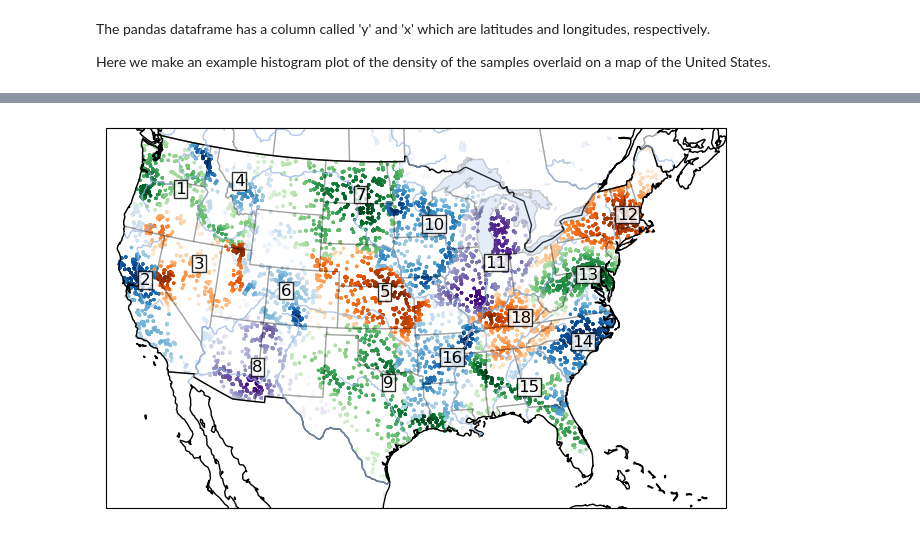
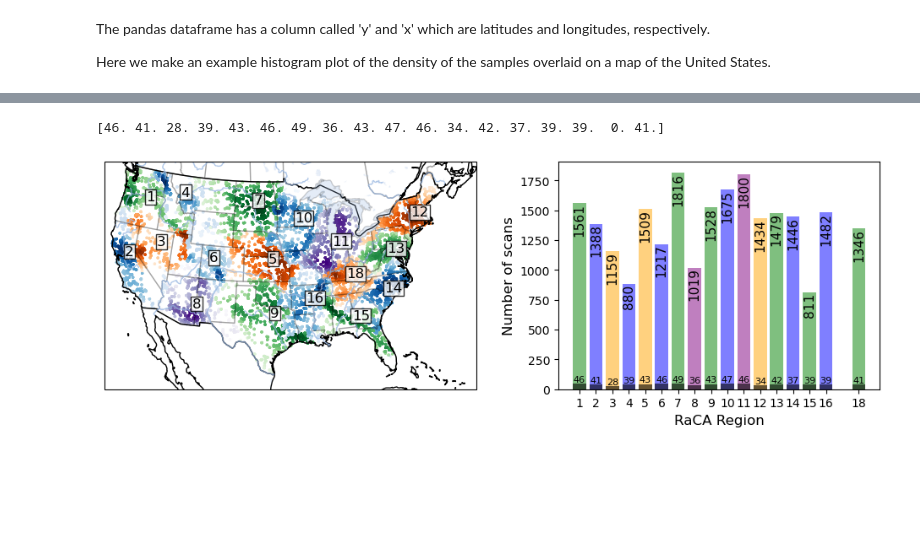
Before and after one commit to sujaynr/RaCA-Analysis, a Jupyter notebook: dataAnalysis.ipynb, the cells around one changed output, grey strips where cells are left out. Saved outputs shown, nothing was run; the diff lists cells and outputs as text; code cells hidden in the pictures; blank space fills up the shorter version.

```diff
--- a/dataAnalysis.ipynb
+++ b/dataAnalysis.ipynb
@@ -1145,52 +1385,76 @@ for i in regions:
 # %%
 import numpy as np
 from scipy.spatial import Voronoi, voronoi_plot_2d
-# Create a figure
-fig = plt.figure(figsize=(8, 15))
+import matplotlib.pyplot as plt
+import matplotlib.gridspec as gridspec
+import cartopy.crs as ccrs
+import cartopy.feature as cfeature
+import h5py
 
-# Create a GeoAxes in the figure with Albers Equal Area projection
-ax = plt.axes(projection=ccrs.AlbersEqualArea(central_longitude=-98, central_latitude=39.5))
+
+# Create a figure split horizontally into two columns and one row
+fig = plt.figure(figsize=(12, 3.5))
+gs = gridspec.GridSpec(1, 2, width_ratios=[0.55, 0.45])
+
+# Left column
+ax = plt.subplot(gs[0], projection=ccrs.AlbersEqualArea(central_longitude=-98, central_latitude=39.5))
 
 # Add features
 ax.add_feature(cfeature.COASTLINE)
 ax.add_feature(cfeature.BORDERS)
 ax.add_feature(cfeature.STATES, alpha=0.2)
 ax.add_feature(cfeature.LAKES, alpha=0.25)
 ax.add_feature(cfeature.RIVERS, alpha=0.75)
 
 # Overlay scatterplot of sample density
 cmaps = ["Oranges", "Greens", "Blues", "Oranges", "Blues", "Oranges", "Blues", "Greens", "Purples", "Greens", "Blues", "Purples", "Oranges", "Greens", "Blues", "Greens", "Blues", "Greys", "Oranges"] + ["Greys"] * 18
 for i in regions:
     ax.scatter(np.array(longs[i]), lats[i], c=zs[i], s=2, cmap=cmaps[i], transform=ccrs.PlateCarree())
-
-    # add text label to the map for each region number
-    # with bounding box white and black border
     ax.text(np.median(longs[i]), np.median(lats[i]), str(i), transform=ccrs.PlateCarree(), color='black', fontsize=12, bbox=dict(facecolor='white', pad=1.0, alpha=0.8))
-
-
-# # Tessellate the map into polygons
-# points = np.column_stack((np.concatenate(list(longs.values())), np.concatenate(list(lats.values()))))
-# vor = Voronoi(points)
-
-# # Assign each polygon the index 'i' in regions associated with the point geographically closest to that polygon
-# for i, region in enumerate(regions):
-#     region_points = np.column_stack((longs[region], lats[region]))
-#     #print(region_points)
-#     region_indices = np.argwhere(np.all(points == region_points, axis=0)).flatten()
-#     region_polygon = voronoi_plot_2d(vor, ax=ax, regions=region_indices, show_vertices=False, line_colors='black', line_width=2, line_alpha=1,transform=ccrs.PlateCarree())
-
-# voronoi_plot_2d(vor, show_points=True, show_vertices=False, s=1)
-# for r in range(len(vor.point_region)):
-#     region = vor.regions[vor.point_region[r]]
-#     if not -1 in region:
-#         polygon = [vor.vertices[i] for i in region]
-#         plt.fill(*zip(*polygon), color='r')
-# plt.show()
 
 # Restrict to the continental United States
 ax.set_extent([-120, -70, 22, 49])
 
+# Right column
+ax2 = plt.subplot(gs[1])
+lens = np.zeros(len(regions)+1)
+bstraplens = np.zeros(len(regions)+1)
+indices_file = h5py.File("data_utils/ICLRDataset_splitIndices_v2.h5", 'r')
+
+for i in regions :
+    lens[i-1] = joined[joined["region"] == i].shape[0]
+
+    # Load bootstrap dataset
+    indices=indices_file[f'{i}_bootstrap_2'][:]
+    bstraplens[i-1] = len(indices)
+
+# make a bar chart where each bar has the color corresponding to the region
+ax2.bar([i for i in range(1,19)], lens, color=[cmaps[i][:-1] for i in regions],alpha=0.5)
+
+print(bstraplens)
+
+# overlay with bar chart of bootstrap dataset sizes
+# add text to the bars to show the number of scans
+ax2.bar([i for i in range(1,19)], bstraplens, color='black',alpha=0.6)
+
+for i in range(1,19):
+    if i == 17 : continue
+    ax2.text(i, lens[i-1], str(int(lens[i-1])), ha='center', va='top', fontsize=11, rotation=90)
+    ax2.text(i, bstraplens[i-1], str(int(bstraplens[i-1])), ha='center', va='bottom', fontsize=8)
+
+# set ax2 x axis ticks to be integers (regions)
+# except 17
+ax2.set_xticks([i for i in range(1,17)] + [18])
+
+
+# Set the figure in ax2 to have the same height in pixels as that in ax
+#fig.canvas.draw()
+ax2.set_ylim(0,np.max(lens)*1.05)
+ax2.set_ylabel("Number of scans",fontsize=12)
+ax2.set_xlabel("RaCA Region", fontsize=12)
+
 # Show the plot
 plt.show()
 # %% [output]
+[46. 41. 28. 39. 43. 46. 49. 36. 43. 47. 46. 34. 42. 37. 39. 39.  0. 41.]
-[figure, old version]
+[figure, new version]
```
Also changed, not shown: parts of 19 cells of this notebook, 2 other files.
